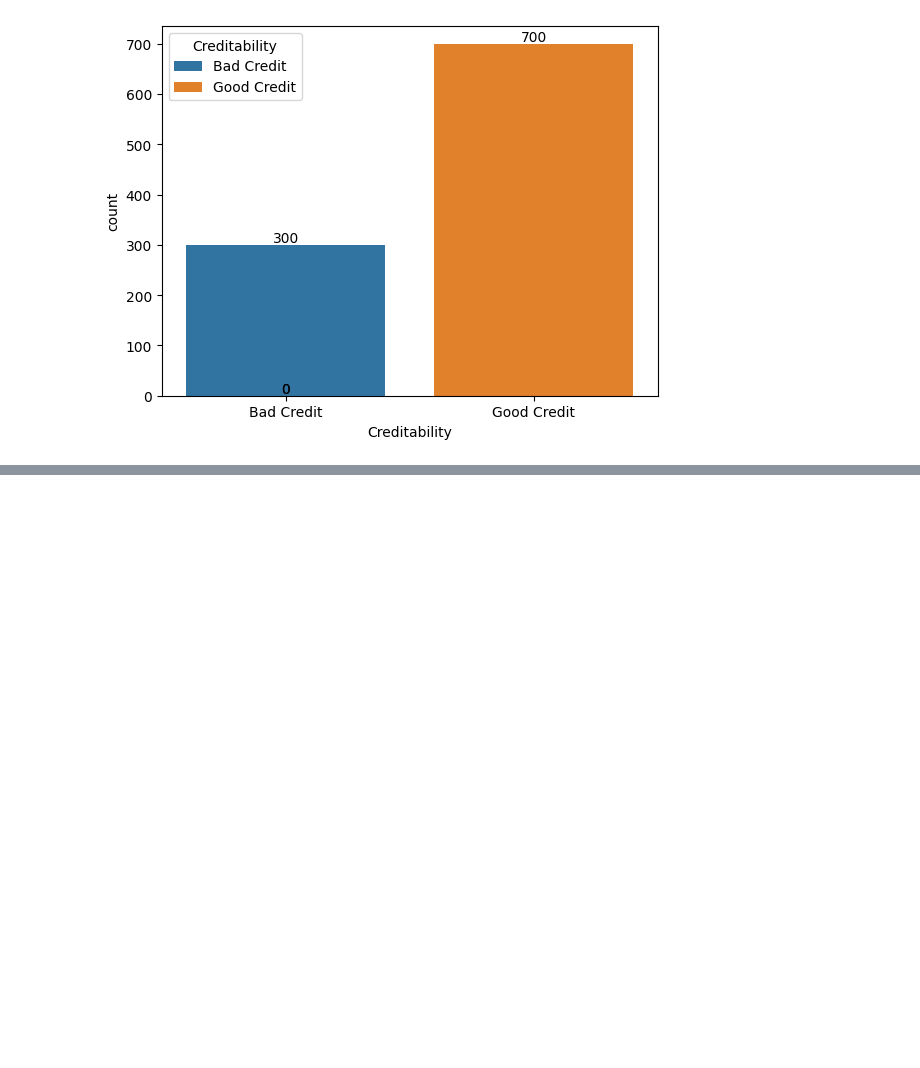
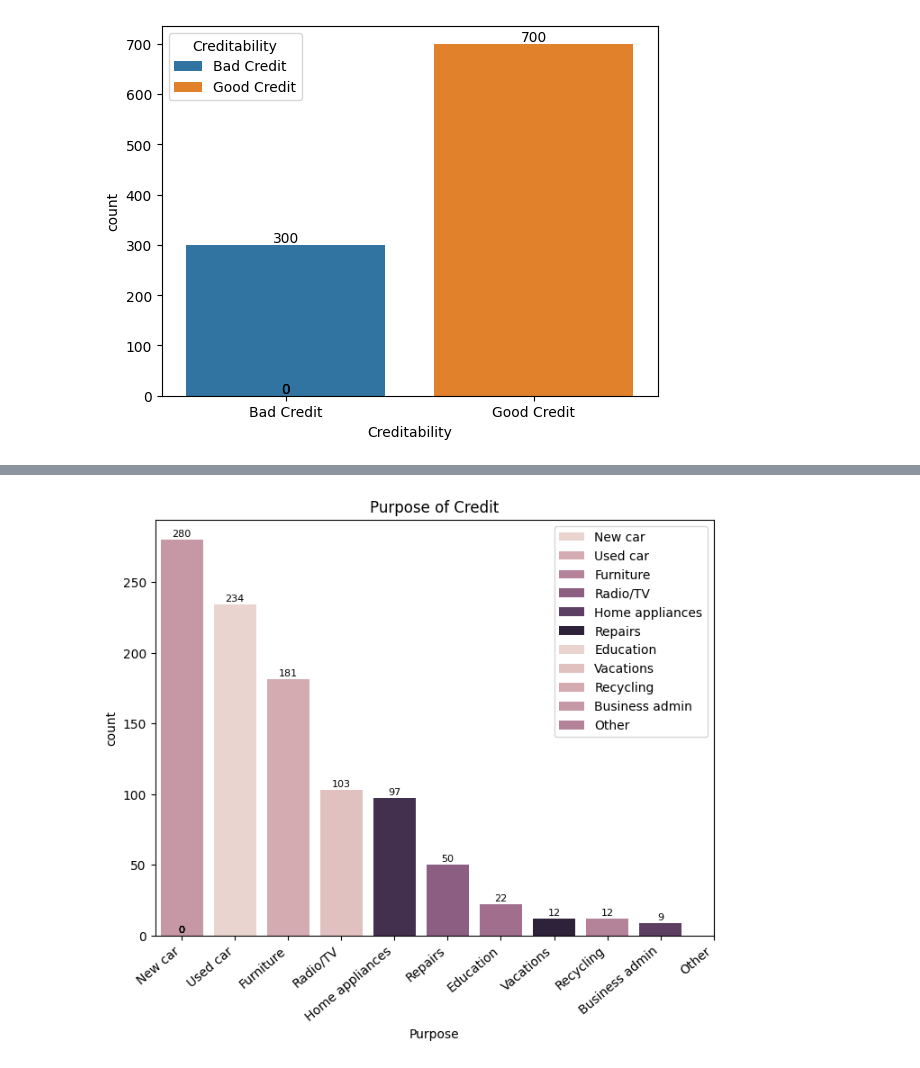
Before and after one commit to RLMurta/german_credit_exploratory_analysis, a Jupyter notebook: index.ipynb, the cells around one changed output, grey strips where cells are left out. Saved outputs shown, nothing was run; the diff lists cells and outputs as text; code cells hidden in the pictures; blank space fills up the shorter version.

```diff
--- a/index.ipynb
+++ b/index.ipynb
@@ -276,0 +265,43 @@ dtype: int64
+# %%
+# ---------------------------------- Purpose --------------------------------------
+
+plt.figure(figsize=(8, 6))
+
+order = df['Purpose'].value_counts().index
+
+# Create a count plot to visualize the distribution of 'Purpose' values
+# The hue parameter is set to 'Purpose' to differentiate the counts by purpose categories
+plot = sns.countplot(x='Purpose', data=df, hue='Purpose', order=order)
+
+purpose_labels = ['New car', 'Used car', 'Furniture', 'Radio/TV', 'Home appliances',
+                    'Repairs', 'Education', 'Vacations', 'Recycling', 'Business admin', 'Other']
+
+# Add a legend to the plot to indicate what each color represents
+# Each label corresponds to a different category in the 'Purpose' column
+plot.legend(labels=purpose_labels)
+
+# Add exact counts above the bars in the count plot
+for patch in plot.patches:
+    height = patch.get_height()  # Get the height of each bar (i.e., count)
+    plot.text(
+        patch.get_x() + patch.get_width() / 2.,  # X position of the text (center of the bar)
+        height + 1,  # Y position of the text (slightly above the top of the bar)
+        int(height),  # Text to display (the count value)
+        ha='center',  # Horizontal alignment of the text
+        va='bottom',  # Vertical alignment of the text
+        fontsize=8,  # Font size of the text
+        color='black'  # Color of the text
+    )
+
+plt.title('Purpose of Credit')
+
+# Configure x-axis tick labels with account balance names
+# Set the number of ticks based on the number of categories and add labels with rotation for better readability
+plot.set_xticks(range(len(purpose_labels)))  # Define the number of ticks based on categories
+plot.set_xticklabels(purpose_labels, rotation=40, ha='right')  # Add labels and rotate them for better readability
+
+# Display the plot
+# This renders the plot and shows it in the output
+plt.show()
+# %% [output]
+[figure, added]
```
Also changed, not shown: parts of 23 cells of this notebook.
